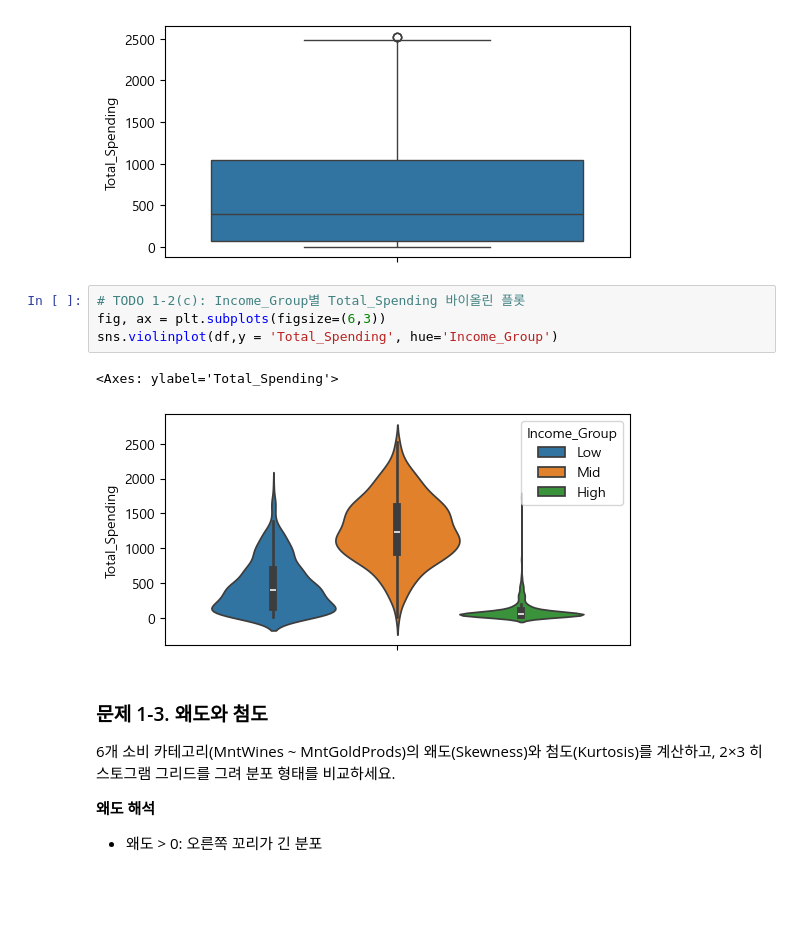
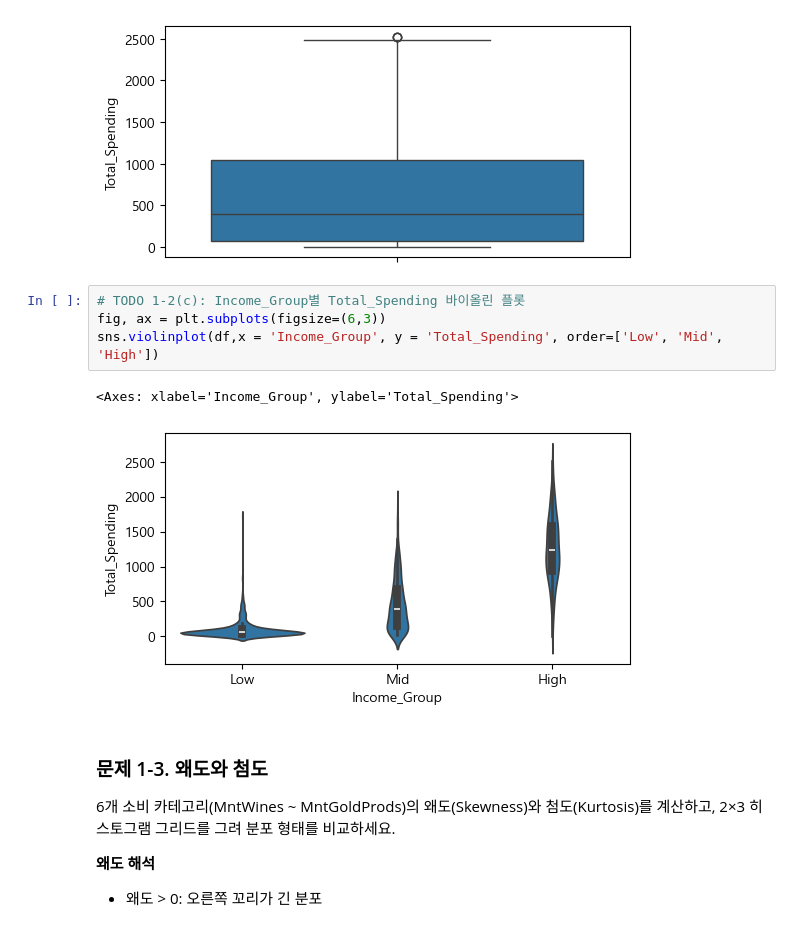
Before and after one commit to sparta-data11-statistics-practice/practice-01-descriptive-statistics-lch092420, a Jupyter notebook: practice_comprehensive_lch.ipynb, the cells around one changed output. Cells and saved outputs as stored; diff of their text form; blank space fills up the shorter version.

```diff
--- a/practice_comprehensive_lch.ipynb
+++ b/practice_comprehensive_lch.ipynb
@@ -308,10 +308,10 @@ print(len(outlier))
 # %%
 # TODO 1-2(c): Income_Group별 Total_Spending 바이올린 플롯
 fig, ax = plt.subplots(figsize=(6,3))
-sns.violinplot(df,y = 'Total_Spending', hue='Income_Group')
+sns.violinplot(df,x = 'Income_Group', y = 'Total_Spending', order=['Low', 'Mid', 'High'])
 # %% [output]
-<Axes: ylabel='Total_Spending'>
+<Axes: xlabel='Income_Group', ylabel='Total_Spending'>
-[figure, old version]
+[figure, new version]
 # %% [markdown]
 ### 문제 1-3. 왜도와 첨도
 
```
Also changed, not shown: parts of 17 cells of this notebook.
